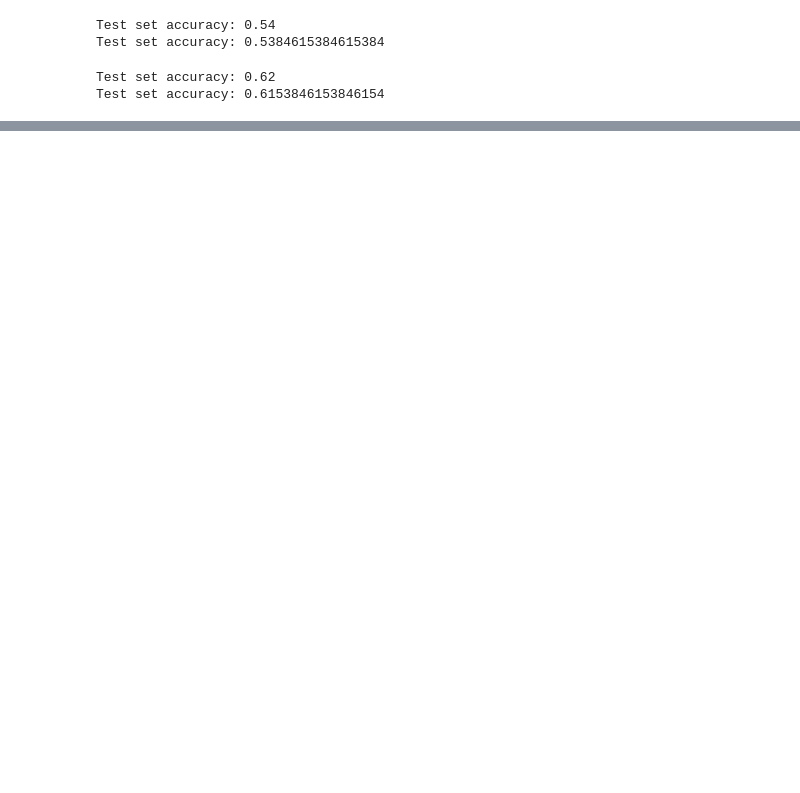
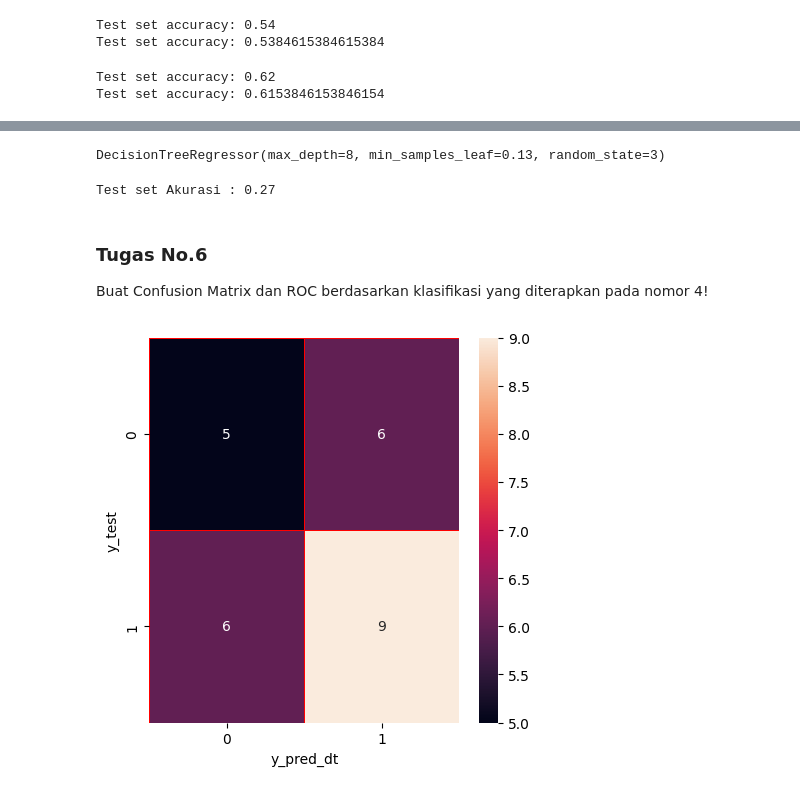
Before and after one commit to Tzelginia/kuis2, a Jupyter notebook: kuis2.ipynb, the cells around one changed output, grey strips where cells are left out. Cells and saved outputs as stored; diff of their text form; code cells hidden in the pictures; blank space fills up the shorter version.

```diff
--- a/kuis2.ipynb
+++ b/kuis2.ipynb
@@ -265,0 +232,44 @@ Test set accuracy: 0.6153846153846154
+# %%
+from sklearn.tree import DecisionTreeRegressor
+
+#inissiasi DT
+dt = DecisionTreeRegressor(max_depth=8,min_samples_leaf=0.13,random_state=3)
+dt.fit(A_train,b_train)
+
+#fit ke dalam training set
+DecisionTreeRegressor(max_depth=8,min_samples_leaf=0.13,random_state=3)
+# %% [output]
+DecisionTreeRegressor(max_depth=8, min_samples_leaf=0.13, random_state=3)
+# %%
+from sklearn.metrics import mean_squared_error
+
+#compute b_pred
+b_pred = dt.predict(A_test)
+
+#compute mse_dt
+mse_dt = mean_squared_error(b_test,b_pred)
+
+#compute rmse_dt
+rmse_dt = mse_dt ** (1/2)
+
+#Print rmse_dt
+print("Test set Akurasi : {:.2f}".format(rmse_dt))
+# %% [output]
+Test set Akurasi : 0.27
+# %% [markdown]
+### Tugas No.6
+ Buat Confusion Matrix dan ROC berdasarkan klasifikasi yang diterapkan pada nomor 4!
+# %%
+#confusion matrix Decission Tree
+from sklearn.metrics import confusion_matrix
+cm_dt= confusion_matrix(y_test, y_pred_dt)
+
+import seaborn as sns
+f, ax =plt.subplots(figsize = (5,5))
+
+sns.heatmap(cm_dt,annot = True, linewidths= 0.5, linecolor="red", fmt=".0f", ax=ax)
+plt.xlabel("y_pred_dt")
+plt.ylabel("y_test")
+plt.show()
+# %% [output]
+[figure, added]
```
Also changed, not shown: parts of 35 cells of this notebook.
